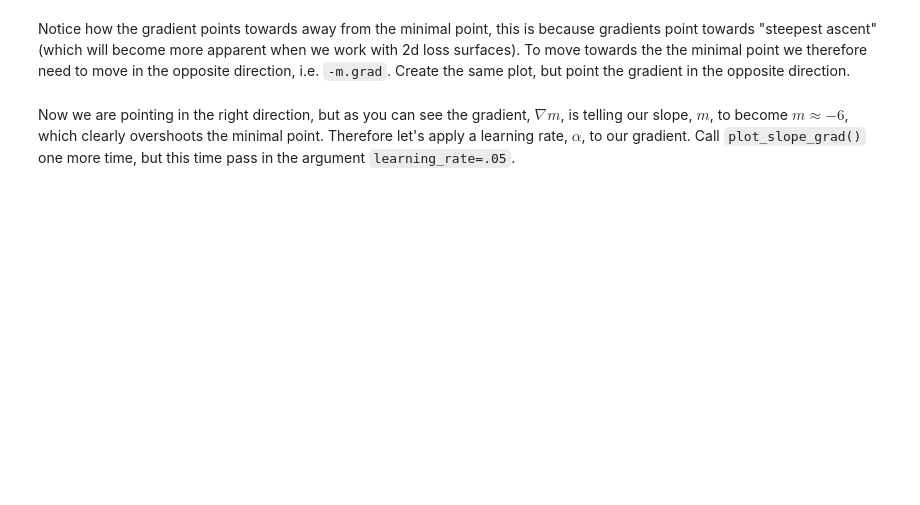
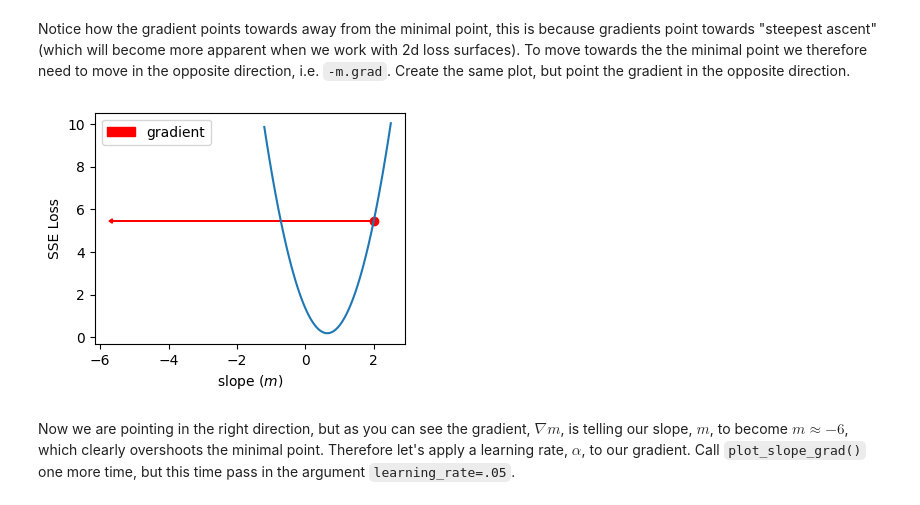
Before and after one commit to andrew-belz/byu-cs474, a Jupyter notebook: lab1_pytorch_intro.ipynb, the cells around one changed output. Drawn from its saved outputs; the diff is of its cells as text; code cells hidden in the pictures; blank space fills up the shorter version.

```diff
--- a/lab1_pytorch_intro.ipynb
+++ b/lab1_pytorch_intro.ipynb
@@ -993,6 +1178,10 @@ plot_slope_grad(m, m.grad)
 Notice how the gradient points towards away from the minimal point, this is because gradients point towards "steepest ascent" (which will become more apparent when we work with 2d loss surfaces).
 To move towards the the minimal point we therefore need to move in the opposite direction, i.e. `-m.grad`.
 Create the same plot, but point the gradient in the opposite direction.
+# %%
+plot_slope_grad(m, -m.grad)
+# %% [output]
+[figure, added]
 # %% [markdown]
 Now we are pointing in the right direction, but as you can see the gradient, $\nabla m$, is telling our slope, $m$, to become $m \approx -6$, which clearly overshoots the minimal point.
 Therefore let's apply a learning rate, $\alpha$, to our gradient.
```
Also changed, not shown: parts of 57 cells of this notebook.
